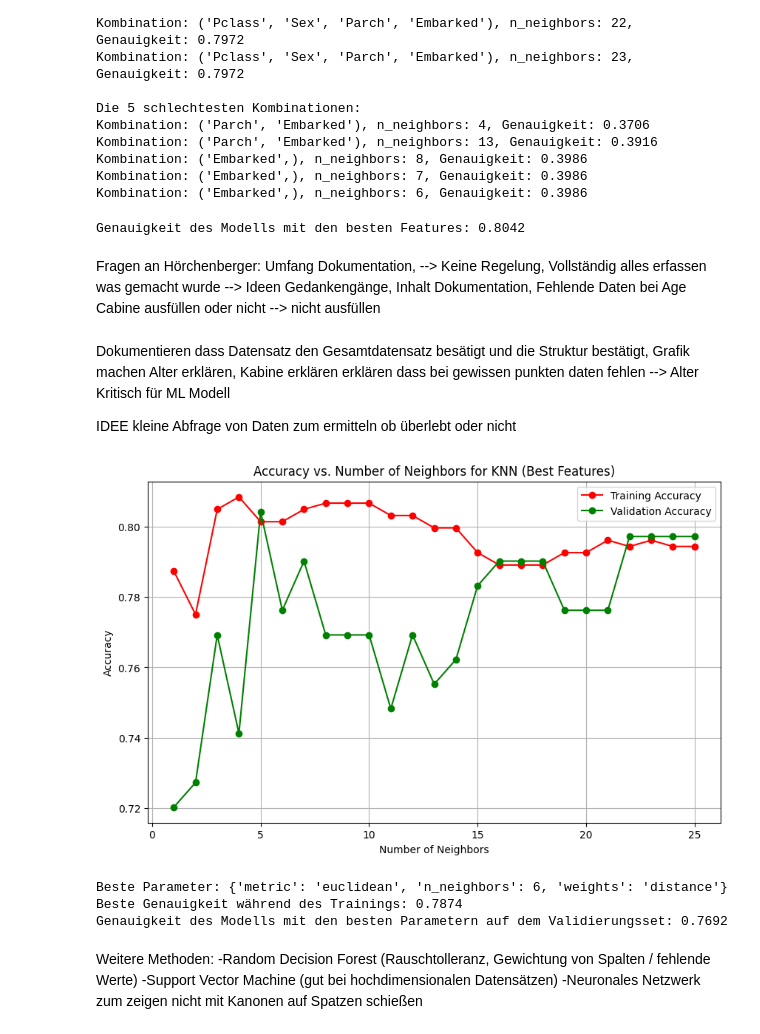
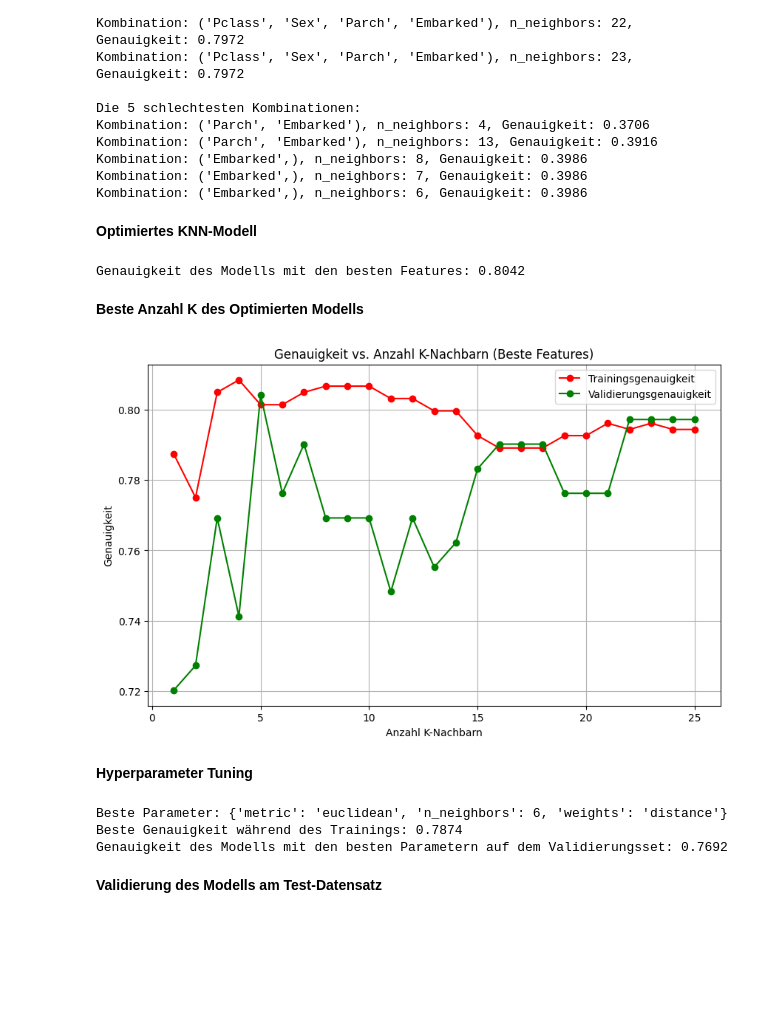
Before and after one commit to Alexander-Friz/AI_Project_KNN_Titanic, a Jupyter notebook: Titanic_K_N_N.ipynb, the cells around one changed output. Cells and saved outputs as stored; diff of their text form; code cells hidden in the pictures; blank space fills up the shorter version.

```diff
--- a/Titanic_K_N_N.ipynb
+++ b/Titanic_K_N_N.ipynb
@@ -166,11 +159,6 @@ Genauigkeit des KNN-Modells: 0.6364
 # %%
-# Laden der Daten
-df_titanic_train = pd.read_csv('titanic_training.csv')
-
 # Extrahieren des Titels aus dem Namen
 df_titanic_train['Title'] = df_titanic_train['Name'].str.extract(' ([A-Za-z]+)\.', expand=False)
-
-# Mapping der Titel zu numerischen Werten
 title_mapping = {
     "Mr": 0, "Miss": 1, "Mrs": 2, "Master": 3, "Dr": 4, "Rev": 5, "Col": 6,
     "Major": 7, "Mlle": 8, "Countess": 9, "Ms": 10, "Lady": 11, "Jonkheer": 12,
@@ -178,53 +166,39 @@ title_mapping = {
 }
 df_titanic_train['Title'] = df_titanic_train['Title'].map(title_mapping)
 
-# Drop unnecessary columns and create X and y
 X = df_titanic_train.drop(['Survived', 'Cabin', 'Ticket', 'Name'], axis=1)
 y = df_titanic_train['Survived']
 
-# Map categorical variables
 X['Sex'] = X['Sex'].map({'male': 0, 'female': 1})
 X['Embarked'] = X['Embarked'].map({'Q': 0, 'S': 1, 'C': 2})
 
-# Entfernen von Zeilen mit fehlenden Werten
 X.dropna(inplace=True)
-
-# Ensure that the corresponding rows are removed from y
 y = y[X.index]
 
-# Split the data into training and validation sets
 X_train, X_val, y_train, y_val = train_test_split(X, y, test_size=0.2, random_state=42)
 
-# Liste zur Speicherung der Ergebnisse
 results = []
-
-# Iterate over all possible feature combinations
+# Über sämtliche Möglichkeiten iterieren, (Features und K Anzahl)
 for i in range(1, len(X_train.columns) + 1):
     for combination in combinations(X_train.columns, i):
         X_train_subset = X_train[list(combination)]
         X_val_subset = X_val[list(combination)]
 
-        # Find the best n_neighbors for the current feature combination
         for n in range(1, 25):
             knn = KNeighborsClassifier(n_neighbors=n)
             knn.fit(X_train_subset, y_train)
             y_pred = knn.predict(X_val_subset)
             accuracy = accuracy_score(y_val, y_pred)
-
             #print(f"Kombination: {combination}, n_neighbors: {n}, Genauigkeit: {accuracy:.4f}")
-
-            # Speicherung der aktuellen Kombination und der Genauigkeit
             results.append((combination, n, accuracy))
 
 # Sortieren der Ergebnisse nach Genauigkeit
 results.sort(key=lambda x: x[2], reverse=True)
 
-# Ausgabe der 5 besten Kombinationen
 print("Die 5 besten Kombinationen:")
 for i in range(5):
     print(f"Kombination: {results[i][0]}, n_neighbors: {results[i][1]}, Genauigkeit: {results[i][2]:.4f}")
 
-# Ausgabe der 5 schlechtesten Kombinationen
 print("\nDie 5 schlechtesten Kombinationen:")
 for i in range(1, 6):
     print(f"Kombination: {results[-i][0]}, n_neighbors: {results[-i][1]}, Genauigkeit: {results[-i][2]:.4f}")
@@ -242,4 +216,6 @@ Kombination: ('Parch', 'Embarked'), n_neighbors: 13, Genauigkeit: 0.3916
 Kombination: ('Embarked',), n_neighbors: 8, Genauigkeit: 0.3986
 Kombination: ('Embarked',), n_neighbors: 7, Genauigkeit: 0.3986
 Kombination: ('Embarked',), n_neighbors: 6, Genauigkeit: 0.3986
+# %% [markdown]
+**Optimiertes KNN-Modell**
 # %%
@@ -277,45 +243,35 @@ accuracy = accuracy_score(y_val, y_pred)
 print(f"Genauigkeit des Modells mit den besten Features: {accuracy:.4f}")
 # %% [output]
 Genauigkeit des Modells mit den besten Features: 0.8042
-# %% [markdown]
-Fragen an Hörchenberger:
-Umfang Dokumentation, --> Keine Regelung, Vollständig alles erfassen was gemacht wurde --> Ideen Gedankengänge,
-Inhalt Dokumentation,
-Fehlende Daten bei Age Cabine ausfüllen oder nicht --> nicht ausfüllen
-# %% [markdown]
-Dokumentieren dass Datensatz den Gesamtdatensatz besätigt und die Struktur bestätigt,
-Grafik machen
-Alter erklären, Kabine erklären
-erklären dass bei gewissen punkten daten fehlen --> Alter Kritisch für ML Modell
-
-IDEE kleine Abfrage von Daten zum ermitteln ob überlebt oder nicht
+# %% [markdown]
+**Beste Anzahl K des Optimierten Modells**
 # %%
-# Bereich der Nachbarn von 1 bis 25
 neighbors_range = range(1, 26)
 train_scores = []
 valid_scores = []
 
-# Trainieren und Validieren für jede Anzahl von Nachbarn
 for n_neighbors in neighbors_range:
     knn = KNeighborsClassifier(n_neighbors=n_neighbors)
     knn.fit(X_train[best_features], y_train)
     y_train_pred = knn.predict(X_train[best_features])
     y_val_pred = knn.predict(X_val[best_features])
     train_scores.append(accuracy_score(y_train, y_train_pred))
     valid_scores.append(accuracy_score(y_val, y_val_pred))
 
-# Diagramm: Genauigkeit vs. Anzahl der Nachbarn
+#Darstellung Diagramm
 plt.figure(figsize=(10, 6))
-plt.plot(neighbors_range, train_scores, 'o-', color='r', label='Training Accuracy')
-plt.plot(neighbors_range, valid_scores, 'o-', color='g', label='Validation Accuracy')
-plt.xlabel('Number of Neighbors')
-plt.ylabel('Accuracy')
-plt.title('Accuracy vs. Number of Neighbors for KNN (Best Features)')
+plt.plot(neighbors_range, train_scores, 'o-', color='r', label='Trainingsgenauigkeit')
+plt.plot(neighbors_range, valid_scores, 'o-', color='g', label='Validierungsgenauigkeit')
+plt.xlabel('Anzahl K-Nachbarn')
+plt.ylabel('Genauigkeit')
+plt.title('Genauigkeit vs. Anzahl K-Nachbarn (Beste Features)')
 plt.legend()
 plt.grid(True)
 plt.show()
 # %% [output]
-[figure, old version]
+[figure, new version]
+# %% [markdown]
+**Hyperparameter Tuning**
 # %%
 
 # Definieren des Parametergrids für GridSearchCV
@@ -352,11 +305,8 @@ print(f"Genauigkeit des Modells mit den besten Parametern auf dem Validierungsse
 Beste Parameter: {'metric': 'euclidean', 'n_neighbors': 6, 'weights': 'distance'}
 Beste Genauigkeit während des Trainings: 0.7874
 Genauigkeit des Modells mit den besten Parametern auf dem Validierungsset: 0.7692
-# %% [markdown]
-Weitere Methoden:
-    -Random Decision Forest (Rauschtolleranz, Gewichtung von Spalten / fehlende Werte)
-    -Support Vector Machine (gut bei hochdimensionalen Datensätzen)
-    -Neuronales Netzwerk zum zeigen nicht mit Kanonen auf Spatzen schießen
+# %% [markdown]
+**Validierung des Modells am Test-Datensatz**
 # %%
 df_test = pd.read_csv('titanic_test.csv')
 df_test_with_survival = pd.read_csv('titanic_validate.csv')
```
Also changed, not shown: parts of 12 cells of this notebook, 1 other file.
